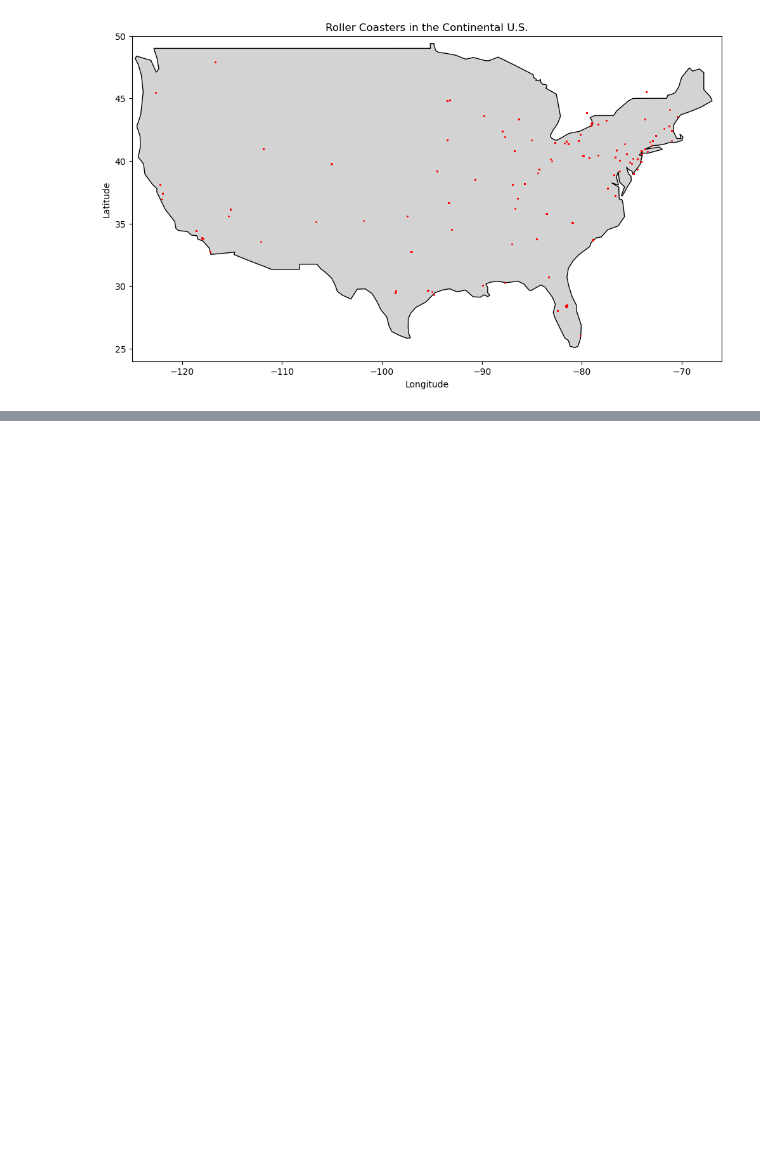
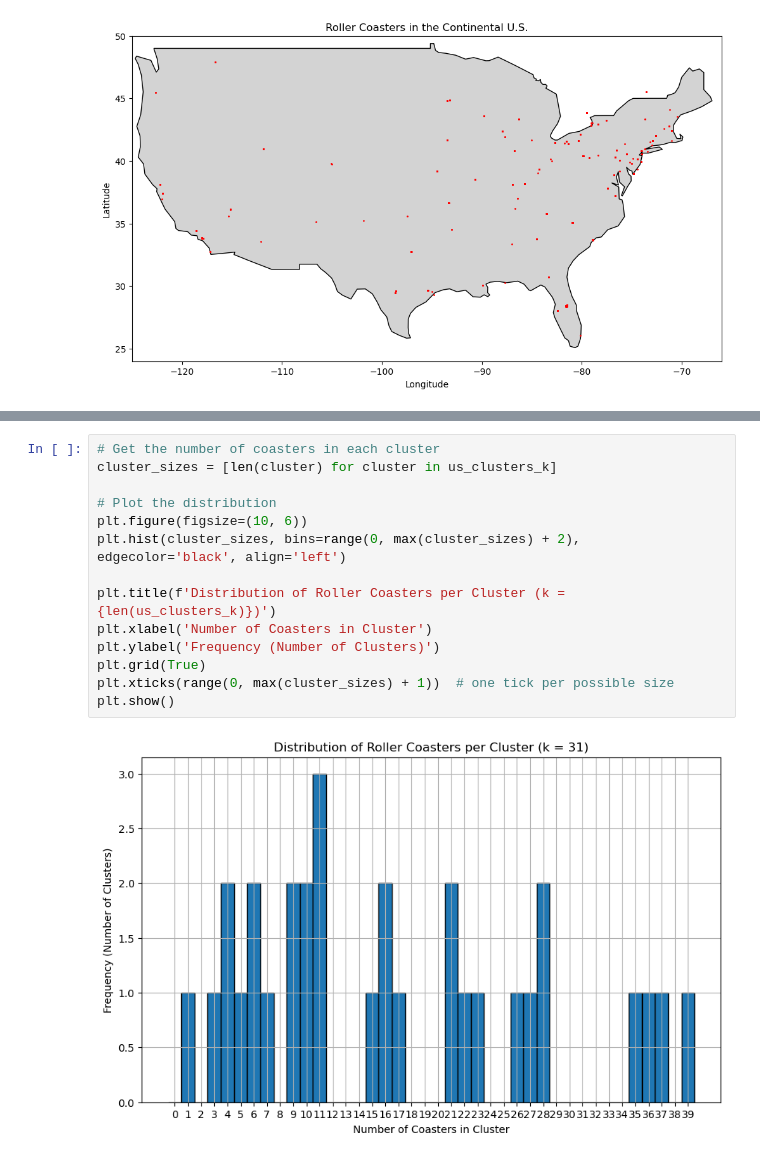
Before and after one commit to legendschwab/cmor438individual, a Jupyter notebook: Unsupervised Machine Learning/1. K-Means Clustering/kMeansCmor438.ipynb, the cells around one changed output, grey strips where cells are left out. Drawn from its saved outputs; the diff is of its cells as text; blank space fills up the shorter version.

```diff
--- a/Unsupervised Machine Learning/1. K-Means Clustering/kMeansCmor438.ipynb
+++ b/Unsupervised Machine Learning/1. K-Means Clustering/kMeansCmor438.ipynb
@@ -245,0 +245,16 @@ ValueError: operands could not be broadcast together with shapes (26,2) (26,)
+# %%
+# Get the number of coasters in each cluster
+cluster_sizes = [len(cluster) for cluster in us_clusters_k]
+
+# Plot the distribution
+plt.figure(figsize=(10, 6))
+plt.hist(cluster_sizes, bins=range(0, max(cluster_sizes) + 2), edgecolor='black', align='left')
+
+plt.title(f'Distribution of Roller Coasters per Cluster (k = {len(us_clusters_k)})')
+plt.xlabel('Number of Coasters in Cluster')
+plt.ylabel('Frequency (Number of Clusters)')
+plt.grid(True)
+plt.xticks(range(0, max(cluster_sizes) + 1))  # one tick per possible size
+plt.show()
+# %% [output]
+[figure, added]
```
Also changed, not shown: parts of 22 cells of this notebook.
